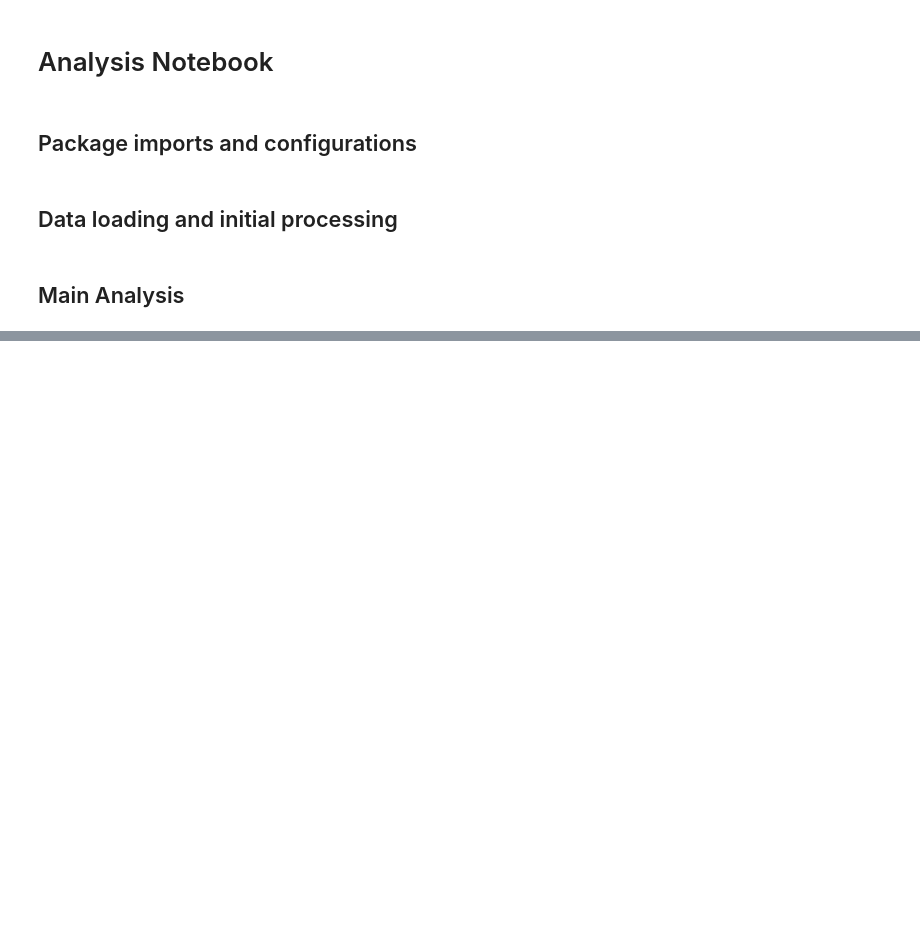
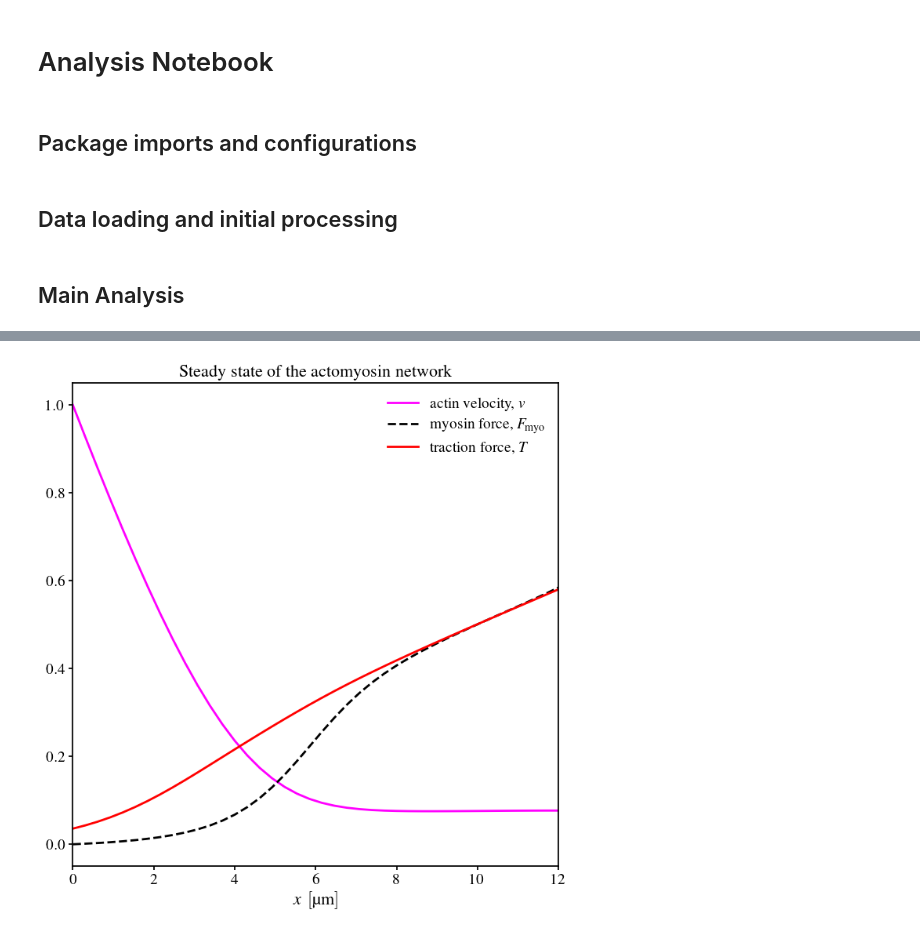
Before and after one commit to CalvinSprouse/growth_cone_mts, a Jupyter notebook: analysis.ipynb, the cells around one changed output, grey strips where cells are left out. Cells and saved outputs as stored; diff of their text form; code cells hidden in the pictures; blank space fills up the shorter version.

```diff
--- a/analysis.ipynb
+++ b/analysis.ipynb
@@ -27,7 +27,7 @@ if not figure_dir.exists(): figure_dir.mkdir()
 ## Data loading and initial processing
 # %%
 # define the location of data files
-mat_file = Path("file.mat")
+mat_file = Path("growth_cone_mts.mat")
 
 # load data into dataframes / arrays
 mat_data = sp.io.loadmat(mat_file)
@@ -35,0 +42,50 @@ mat_data = sp.io.loadmat(mat_file)
+# %%
+# load data from mat_data object
+x_array = np.array(mat_data.get("x"))[0]
+v_array = np.array(mat_data.get("v"))[0]
+Fmyo_array = np.array(mat_data.get("Fmyo"))[0]
+T_array = np.array(mat_data.get("T"))[0]
+
+# make plot using matplotlib
+# matlab code to replicate: plot(x, v, 'm', x, Fmyo, 'w--', x, T, 'r', LineWidth=2);
+fig, ax = plt.subplots()
+
+# plot points
+# plot actin velocity distribution
+ax.plot(
+    x_array,
+    v_array,
+    color="magenta",
+    linewidth=2,
+    label=r"actin velocity, $v$",
+)
+# plot myosin force distribution
+ax.plot(
+    x_array,
+    Fmyo_array,
+    color="black",
+    linestyle="--",
+    linewidth=2,
+    label=r"myosin force, $F_\text{myo}$",
+)
+# plot actin tension distribution
+ax.plot(
+    x_array,
+    T_array,
+    color="red",
+    linewidth=2,
+    label=r"traction force, $T$",
+)
+
+# label axis and title
+ax.set_xlabel(r"$x\ \left[\qty{}{\micro\meter}\right]$")
+ax.set_ylabel("")
+ax.set_title("Steady state of the actomyosin network")
+
+# add a legend
+ax.legend()
+
+# save figure
+fig.savefig(figure_dir / "steady_state_og")
+# %% [output]
+[figure, added]
```
Also changed, not shown: parts of 1 cell of this notebook, 11 other files.
